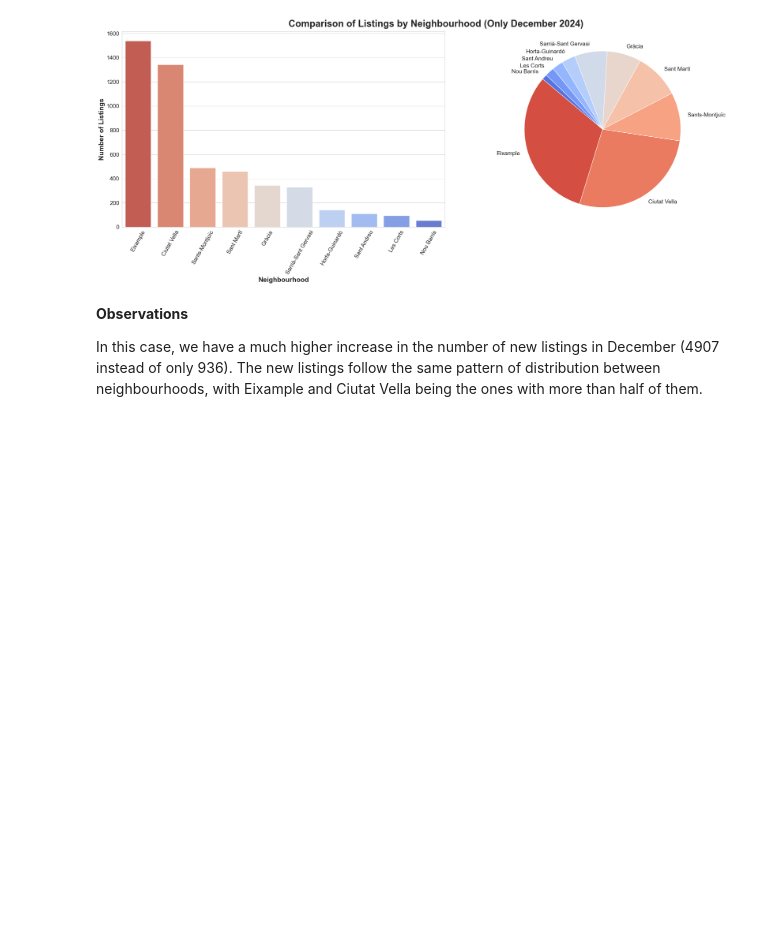
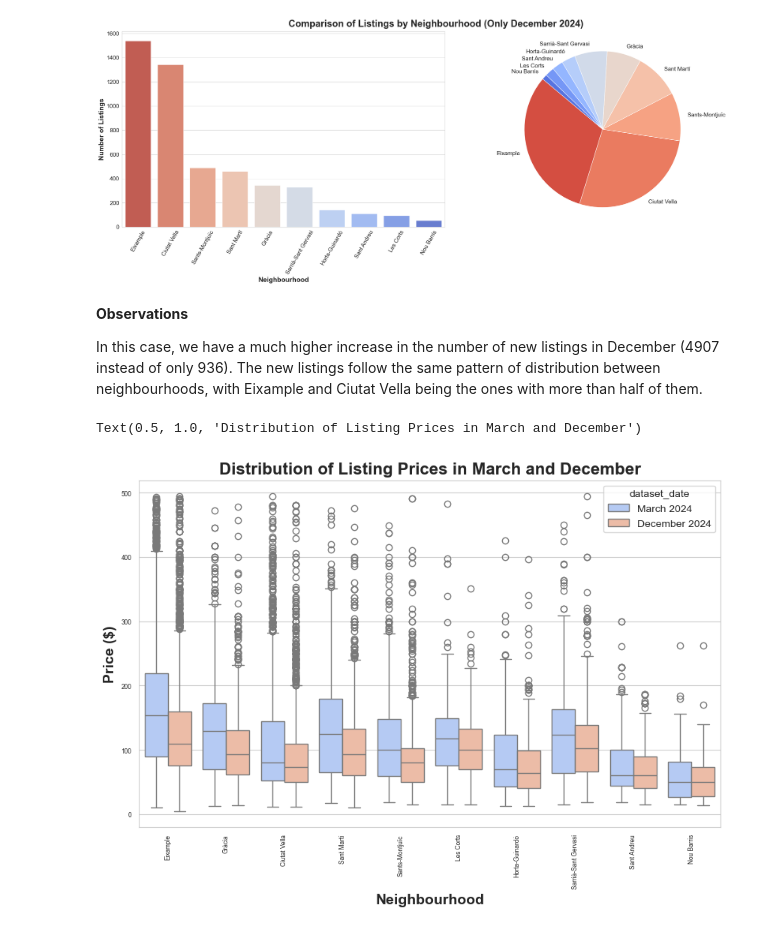
Before and after one commit to msalvany/milestone_3, a Jupyter notebook: milestone_3_AirBnB_BCN.ipynb, the cells around one changed output. Saved outputs shown, nothing was run; the diff lists cells and outputs as text; code cells hidden in the pictures; blank space fills up the shorter version.

Commit message:
Neighbourhood price

```diff
--- a/milestone_3_AirBnB_BCN.ipynb
+++ b/milestone_3_AirBnB_BCN.ipynb
@@ -530,3 +530,23 @@ plt.show()
 **Observations**
 
 In this case, we have a much higher increase in the number of new listings in December (4907 instead of only 936). The new listings follow the same pattern of distribution between neighbourhoods, with Eixample and Ciutat Vella being the ones with more than half of them.
+# %%
+# Let's finally have a look at the prices of only shared listings between March and December
+
+data_shared = data_combined[data_combined["id"].isin(shared_ids)]
+
+plt.figure(figsize=(10, 6))
+sns.boxplot(data=data_shared[data_shared["price"] < 500],
+            x="neighbourhood_group_cleansed",
+            hue="dataset_date",
+            y="price",
+            palette="coolwarm")
+plt.tick_params(axis="x", labelrotation=90, labelsize=6)
+plt.tick_params(axis="y", labelrotation=0, labelsize=6)
+
+plt.xlabel("Neighbourhood", fontsize=14, fontweight="bold")
+plt.ylabel("Price ($)", fontsize=14, fontweight="bold")
+plt.title("Distribution of Listing Prices in March and December", fontsize=16, fontweight="bold")
+# %% [output]
+Text(0.5, 1.0, 'Distribution of Listing Prices in March and December')
+[figure, added]
```
